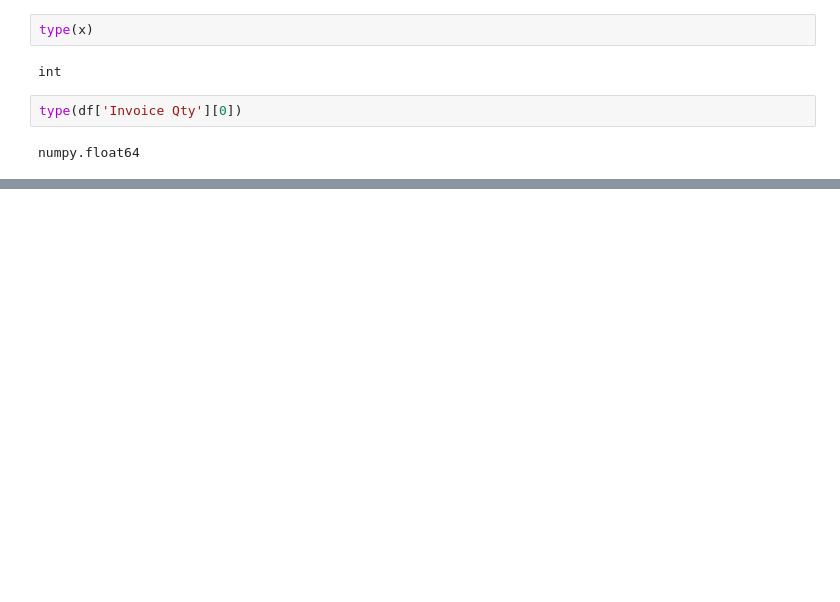
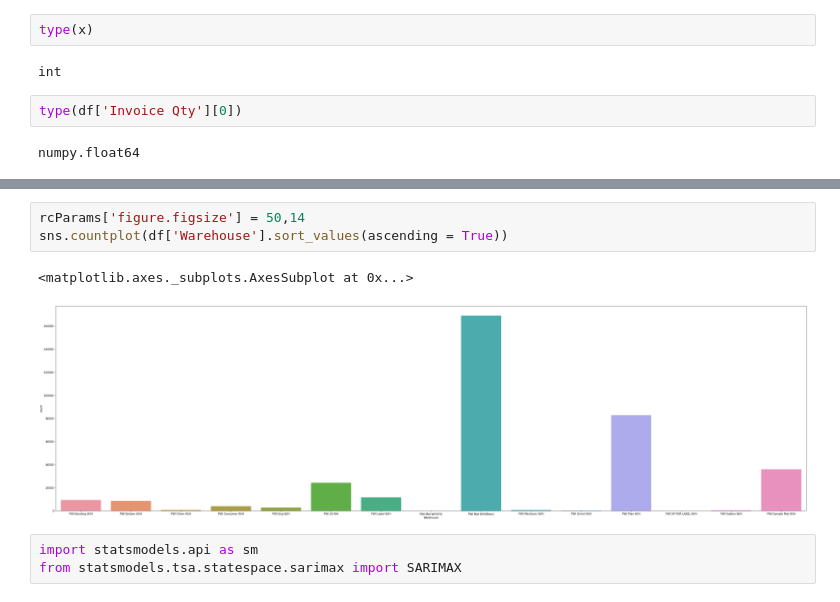
Before and after one commit to venkateshatgit/SCM-ML, a Jupyter notebook: MLProject-checkpoint.ipynb, the cells around one changed output, grey strips where cells are left out. Drawn from its saved outputs; the diff is of its cells as text; blank space fills up the shorter version.

```diff
--- a/MLProject-checkpoint.ipynb
+++ b/MLProject-checkpoint.ipynb
@@ -697,0 +699,9 @@ numpy.float64
+# %%
+rcParams['figure.figsize'] = 50,14
+sns.countplot(df['Warehouse'].sort_values(ascending = True))
+# %% [output]
+<matplotlib.axes._subplots.AxesSubplot at 0x...>
+[figure, added]
+# %%
+import statsmodels.api as sm
+from statsmodels.tsa.statespace.sarimax import SARIMAX
```
Also changed, not shown: parts of 27 cells of this notebook.
